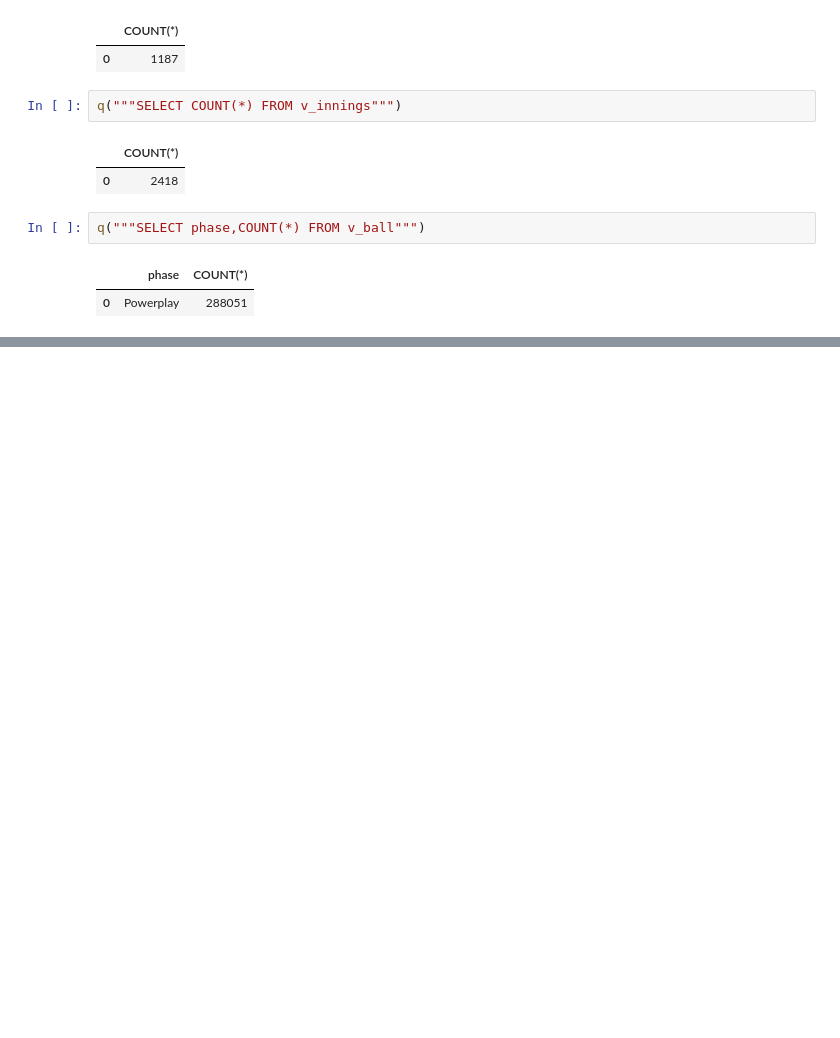
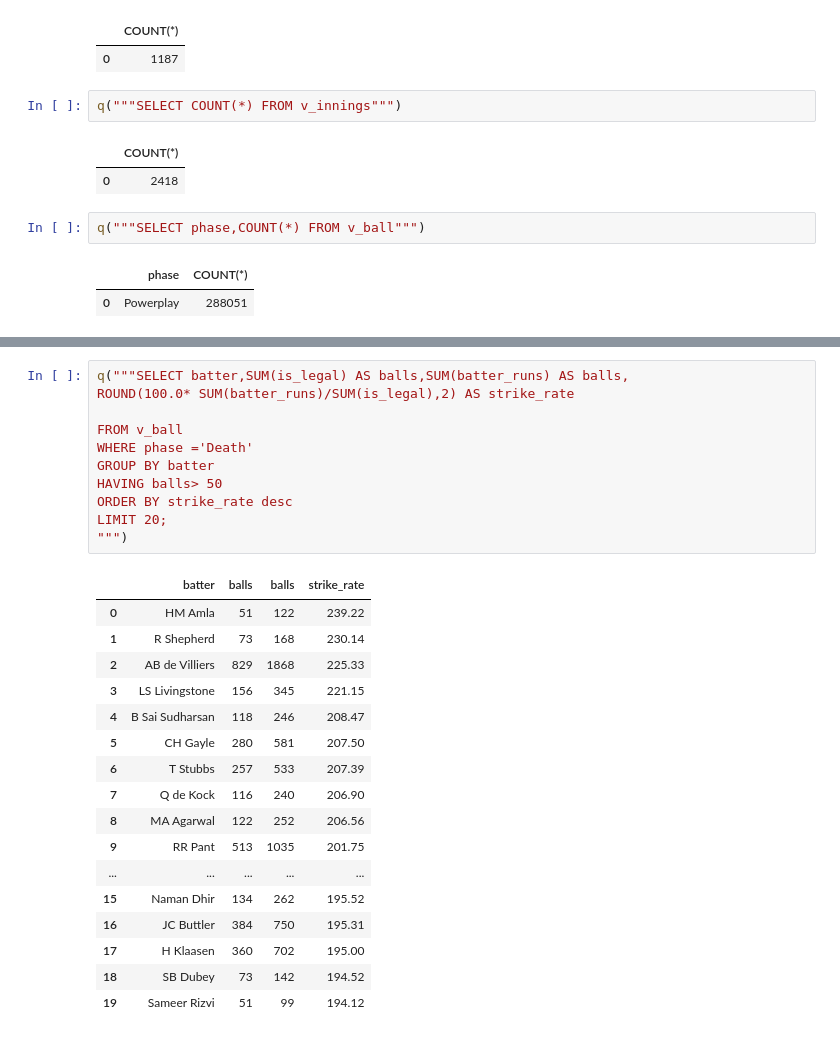
Before and after one commit to Muhammedishan-dot/Proj_3.1_IPL, a Jupyter notebook: notebook/data_analysis.ipynb, the cells around one changed output, grey strips where cells are left out. Drawn from its saved outputs; the diff is of its cells as text; blank space fills up the shorter version.

```diff
--- a/notebook/data_analysis.ipynb
+++ b/notebook/data_analysis.ipynb
@@ -107,0 +271,29 @@ q("""SELECT phase,COUNT(*) FROM v_ball""")
+# %%
+q("""SELECT batter,SUM(is_legal) AS balls,SUM(batter_runs) AS balls,
+ROUND(100.0* SUM(batter_runs)/SUM(is_legal),2) AS strike_rate
+
+FROM v_ball
+WHERE phase ='Death'
+GROUP BY batter
+HAVING balls> 50
+ORDER BY strike_rate desc
+LIMIT 20;
+""")
+# %% [output]
+|  | batter | balls | balls | strike_rate |
+| 0 | HM Amla | 51 | 122 | 239.22 |
+| 1 | R Shepherd | 73 | 168 | 230.14 |
+| 2 | AB de Villiers | 829 | 1868 | 225.33 |
+| 3 | LS Livingstone | 156 | 345 | 221.15 |
+| 4 | B Sai Sudharsan | 118 | 246 | 208.47 |
+| 5 | CH Gayle | 280 | 581 | 207.50 |
+| 6 | T Stubbs | 257 | 533 | 207.39 |
+| 7 | Q de Kock | 116 | 240 | 206.90 |
+| 8 | MA Agarwal | 122 | 252 | 206.56 |
+| 9 | RR Pant | 513 | 1035 | 201.75 |
+| ... | ... | ... | ... | ... |
+| 15 | Naman Dhir | 134 | 262 | 195.52 |
+| 16 | JC Buttler | 384 | 750 | 195.31 |
+| 17 | H Klaasen | 360 | 702 | 195.00 |
+| 18 | SB Dubey | 73 | 142 | 194.52 |
+| 19 | Sameer Rizvi | 51 | 99 | 194.12 |
```
Also changed, not shown: parts of 50 cells of this notebook, 6 other files.
